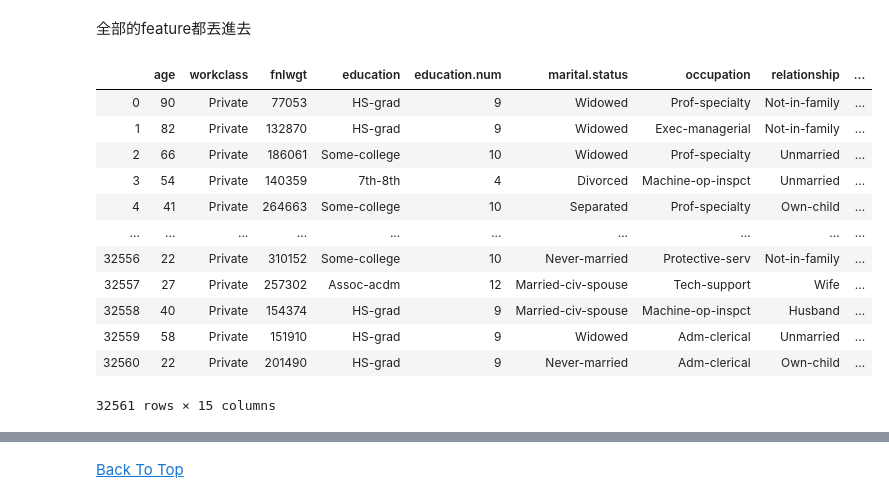
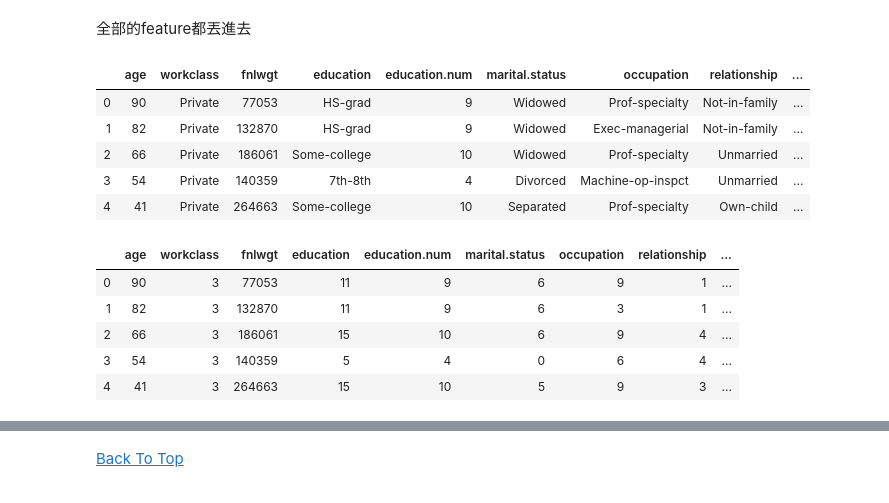
Before and after one commit to 08370011/2019_Data_Mining, a Jupyter notebook: HW1_Decision_Tree/Notebook/Adult.ipynb, the cells around one changed output, grey strips where cells are left out. Cells and saved outputs as stored; diff of their text form; code cells hidden in the pictures.

```diff
--- a/HW1_Decision_Tree/Notebook/Adult.ipynb
+++ b/HW1_Decision_Tree/Notebook/Adult.ipynb
@@ -420,27 +420,29 @@ for col, ax in zip(cat_features, ax_):
 # %% [markdown]
 全部的feature都丟進去
 # %%
-dataset
+dataset.head()
 # %% [output]
 |  | age | workclass | fnlwgt | education | education.num | marital.status | occupation | relationship | ... |
 | 0 | 90 | Private | 77053 | HS-grad | 9 | Widowed | Prof-specialty | Not-in-family | ... |
 | 1 | 82 | Private | 132870 | HS-grad | 9 | Widowed | Exec-managerial | Not-in-family | ... |
 | 2 | 66 | Private | 186061 | Some-college | 10 | Widowed | Prof-specialty | Unmarried | ... |
 | 3 | 54 | Private | 140359 | 7th-8th | 4 | Divorced | Machine-op-inspct | Unmarried | ... |
 | 4 | 41 | Private | 264663 | Some-college | 10 | Separated | Prof-specialty | Own-child | ... |
-| ... | ... | ... | ... | ... | ... | ... | ... | ... | ... |
-| 32556 | 22 | Private | 310152 | Some-college | 10 | Never-married | Protective-serv | Not-in-family | ... |
-| 32557 | 27 | Private | 257302 | Assoc-acdm | 12 | Married-civ-spouse | Tech-support | Wife | ... |
-| 32558 | 40 | Private | 154374 | HS-grad | 9 | Married-civ-spouse | Machine-op-inspct | Husband | ... |
-| 32559 | 58 | Private | 151910 | HS-grad | 9 | Widowed | Adm-clerical | Unmarried | ... |
-| 32560 | 22 | Private | 201490 | HS-grad | 9 | Never-married | Adm-clerical | Own-child | ... |
-32561 rows × 15 columns
 # %%
 baseline_dataset = dataset.copy()
 le = LabelEncoder()
 for col in baseline_dataset:
     if baseline_dataset.dtypes[col]==np.object:
          baseline_dataset[col]=le.fit_transform(baseline_dataset[col])
+# %%
+baseline_dataset.head()
+# %% [output]
+|  | age | workclass | fnlwgt | education | education.num | marital.status | occupation | relationship | ... |
+| 0 | 90 | 3 | 77053 | 11 | 9 | 6 | 9 | 1 | ... |
+| 1 | 82 | 3 | 132870 | 11 | 9 | 6 | 3 | 1 | ... |
+| 2 | 66 | 3 | 186061 | 15 | 10 | 6 | 9 | 4 | ... |
+| 3 | 54 | 3 | 140359 | 5 | 4 | 0 | 6 | 4 | ... |
+| 4 | 41 | 3 | 264663 | 15 | 10 | 5 | 9 | 3 | ... |
 # %%
 X = baseline_dataset.drop(['income'], axis=1)
 y = baseline_dataset['income']
```
Also changed, not shown: parts of 8 cells of this notebook.
